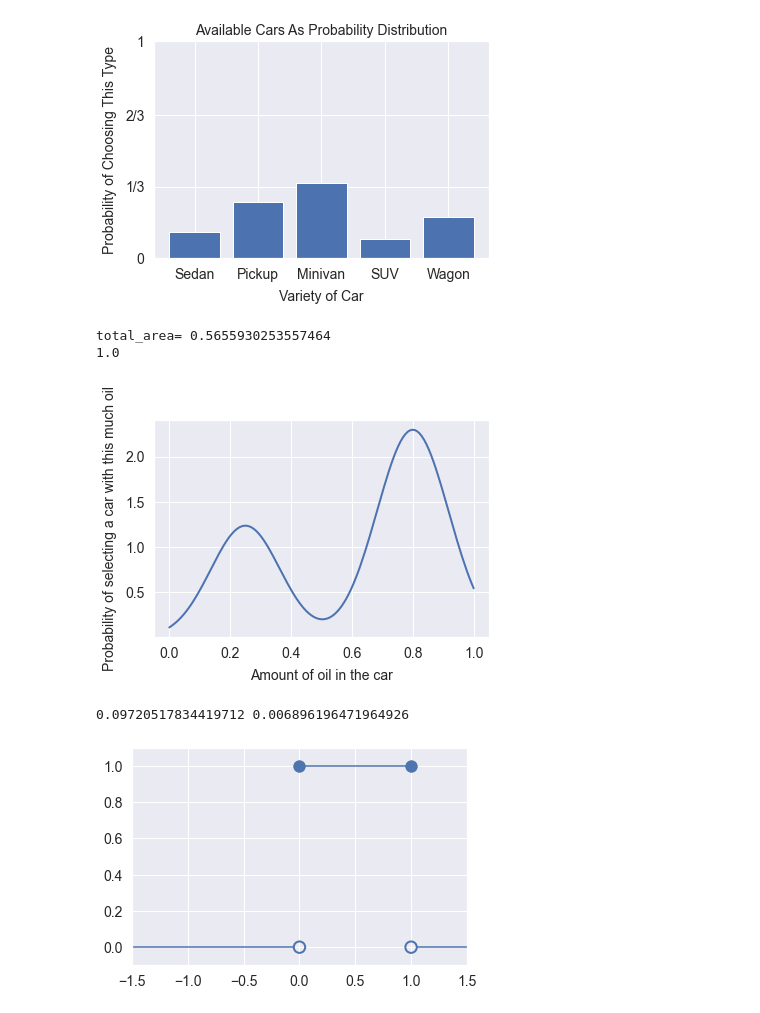
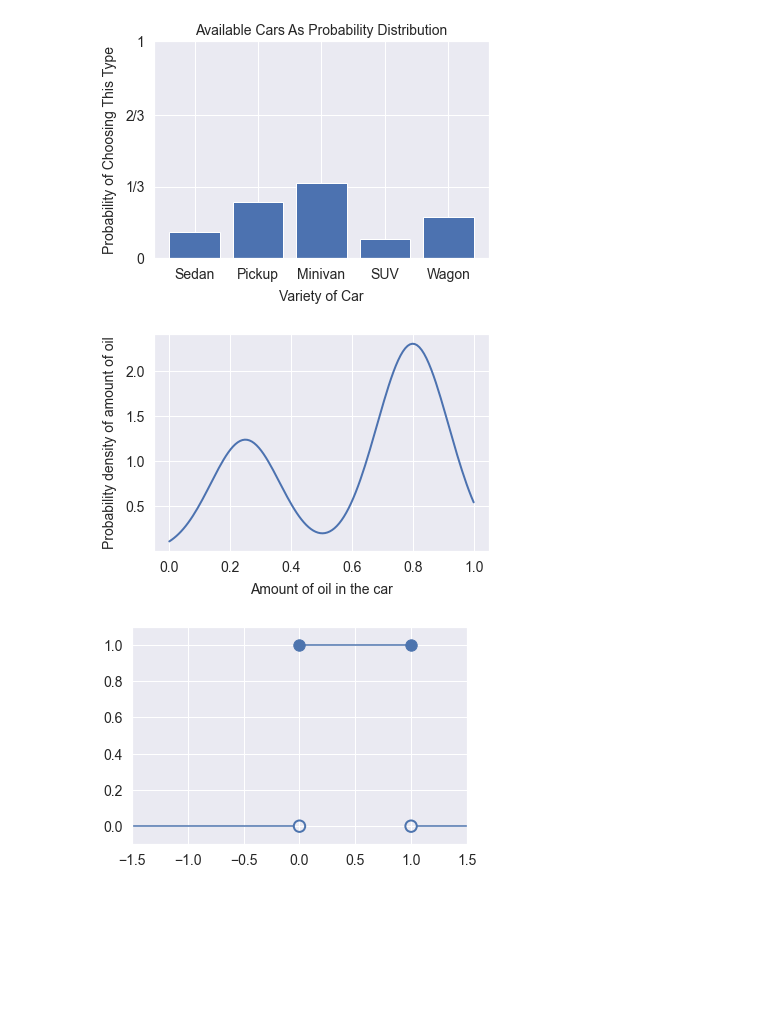
Before and after one commit to blueberrymusic/Deep-Learning-A-Visual-Approach, a Jupyter notebook: Notebooks/Chapter02-EssentialStatistics/Chapter-02-Statistics.ipynb, the cells around one changed output. Drawn from its saved outputs; the diff is of its cells as text; code cells hidden in the pictures; blank space fills up the shorter version.

```diff
--- a/Notebooks/Chapter02-EssentialStatistics/Chapter-02-Statistics.ipynb
+++ b/Notebooks/Chapter02-EssentialStatistics/Chapter-02-Statistics.ipynb
@@ -89,33 +89,26 @@ plt.show()
 # %%
 # draw a nice continuous distribution
 def continuous_dist(x):
     v1 = 0.7 * np.exp(0.6 * -np.power(8*(x-0.25), 2))
     v2 = 1.3 * np.exp(1.0 * -np.power(6*(x-0.8), 2))
     return v1+v2
 
 xs = np.linspace(0, 1, 130)
 ys = [continuous_dist(x) for x in xs]
 
 # Thanks Viktor Korsun for pointing out I didn't correctly
 # normalize the curve in the original version of this notebook.
 box_width = xs[1]-xs[0] # the width of one box
-total_area = np.sum(ys * box_width) # the sum of the areas of all the boxes
+total_area = box_width * np.sum(ys) # the sum of the areas of all the boxes
 normalized_ys = ys / total_area
 
 plt.plot(xs, normalized_ys, lw=2)
 plt.xlabel('Amount of oil in the car')
-plt.ylabel('Probability of selecting a car with this much oil')
+plt.ylabel('Probability density of amount of oil')
 file_helper.save_figure('continuous-pdf')
 plt.show()
 # %% [output]
-total_area= 0.5655930253557464
-1.0
-[figure, old version]
+[figure, new version]
-# %%
-ddd = [(ys[i] - ys[i-1])/2. for i in range(1, len(ys))]
-print(ys[3], ddd[3])
-# %% [output]
-0.09720517834419712 0.006896196471964926
 # %%
 # Draw the graph for a uniform distribution [0,1]
 plt_blue = '#4d74ae'  # matplotlib default blue
```
